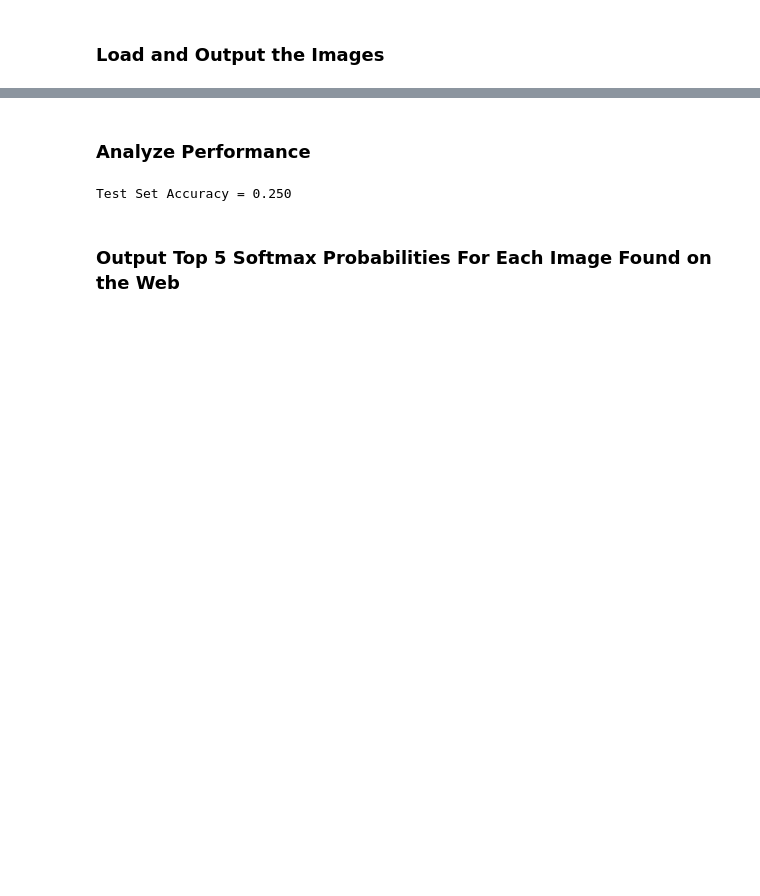
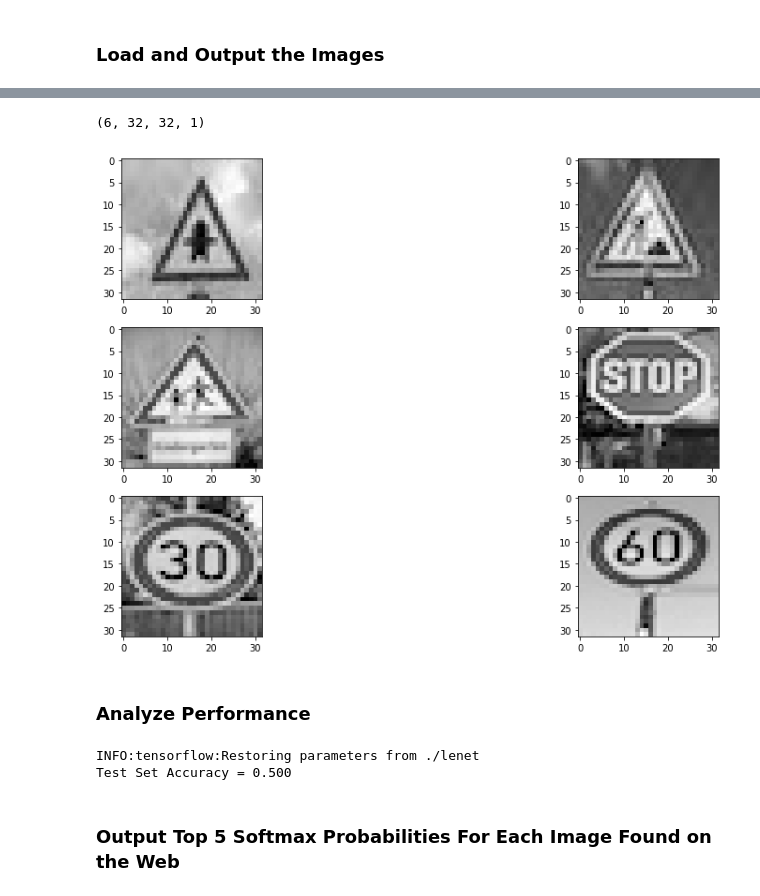
Before and after one commit to deepanshu96/carp2, a Jupyter notebook: tsc2.ipynb, the cells around one changed output, grey strips where cells are left out. Cells and saved outputs as stored; diff of their text form; code cells hidden in the pictures; blank space fills up the shorter version.

```diff
--- a/tsc2.ipynb
+++ b/tsc2.ipynb
@@ -725,12 +731,15 @@ plt.show()
 # %%
 
 #normalize
 Ximage = (Ximage-128)/128
 print(Ximage.shape)
 plt.figure(figsize = (16,16))
-for i in range(1,8):
+for i in range(1,7):
     plt.subplot(5,2,i)
-    plt.imshow(Ximage[i,:,:,0], cmap = 'gray')
+    plt.imshow(Ximage[i-1,:,:,0], cmap = 'gray')
 
 plt.show()
+# %% [output]
+(6, 32, 32, 1)
+[figure, added]
 # %%
@@ -741,8 +751,7 @@ yimage = np.array([0,11,25,28,14,1,3,35])
 ### Calculate the accuracy for these 5 new images.
 ### For example, if the model predicted 1 out of 5 signs correctly, it's 20% accurate on these new images.
 #print(Ximage.shape)
-yimage = yimage[1:]
-Ximage = Ximage[1:,:,:,]
+
 with tf.Session() as sess:
     sess.run(tf.global_variables_initializer())
     saver2 = tf.train.import_meta_graph('./lenet.meta')
@@ -750,7 +759,8 @@ with tf.Session() as sess:
     test_accuracy = evaluate(Ximage, yimage)
     print("Test Set Accuracy = {:.3f}".format(test_accuracy))
 # %% [output]
-Test Set Accuracy = 0.250
+INFO:tensorflow:Restoring parameters from ./lenet
+Test Set Accuracy = 0.500
 # %% [markdown]
 ### Output Top 5 Softmax Probabilities For Each Image Found on the Web
 # %% [markdown]
```
Also changed, not shown: parts of 13 cells of this notebook.
